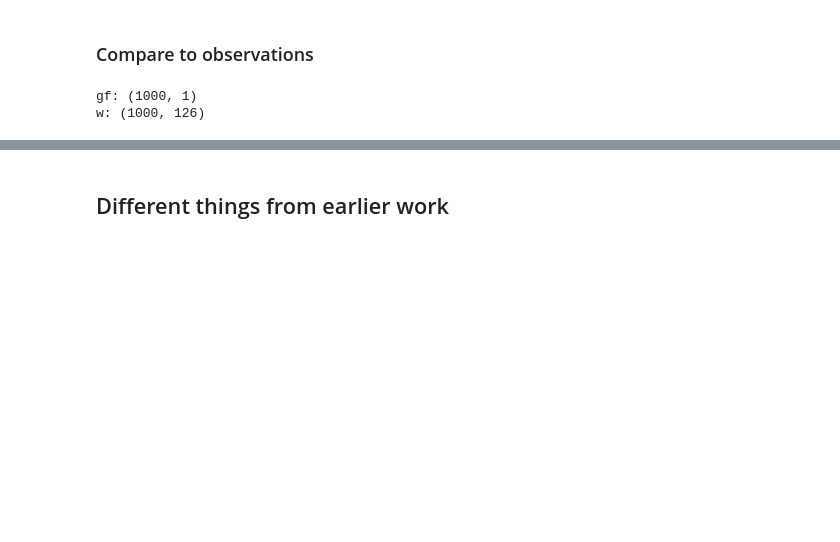
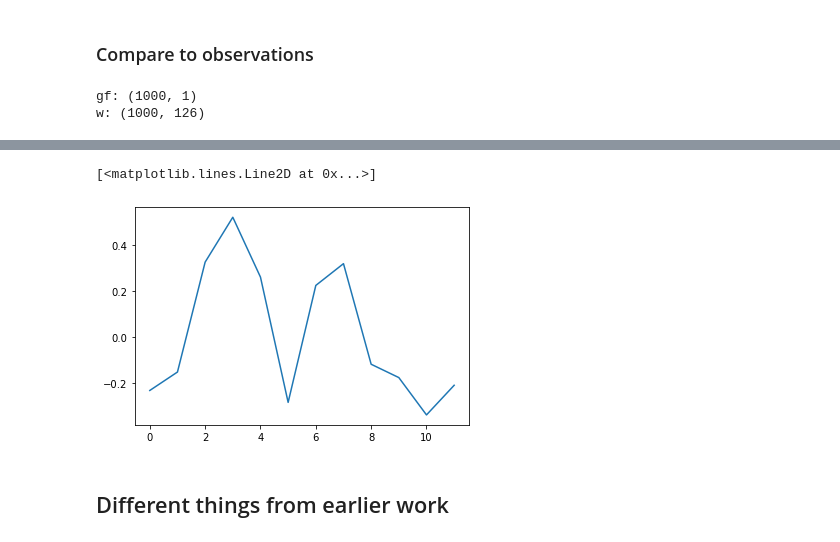
Before and after one commit to eyhl/premis, a Jupyter notebook: notebooks/model_pipeline.ipynb, the cells around one changed output, grey strips where cells are left out. Drawn from its saved outputs; the diff is of its cells as text; code cells hidden in the pictures; blank space fills up the shorter version.

```diff
--- a/notebooks/model_pipeline.ipynb
+++ b/notebooks/model_pipeline.ipynb
@@ -238,3 +304,9 @@ rmse = 2.022096633911133
+# %%
+# error per month
+plt.plot(samples["sigma"].mean(axis=0))
+# %% [output]
+[<matplotlib.lines.Line2D at 0x...>]
+[figure, added]
 # %% [markdown]
 ## Different things from earlier work
 # %%
```
Also changed, not shown: parts of 10 cells of this notebook, 1 other file.
